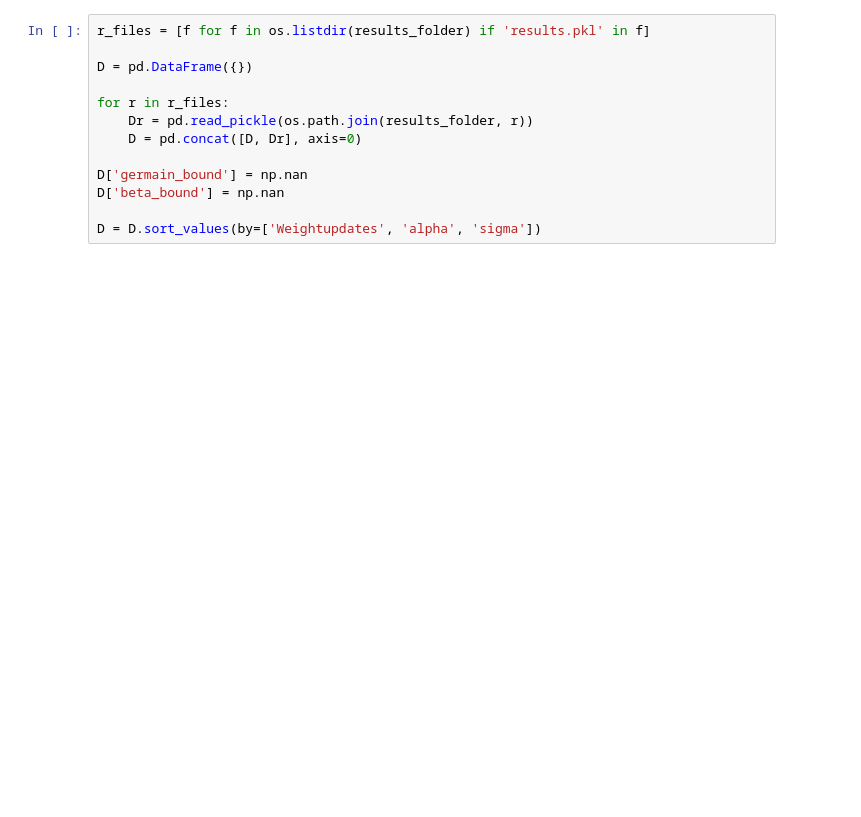
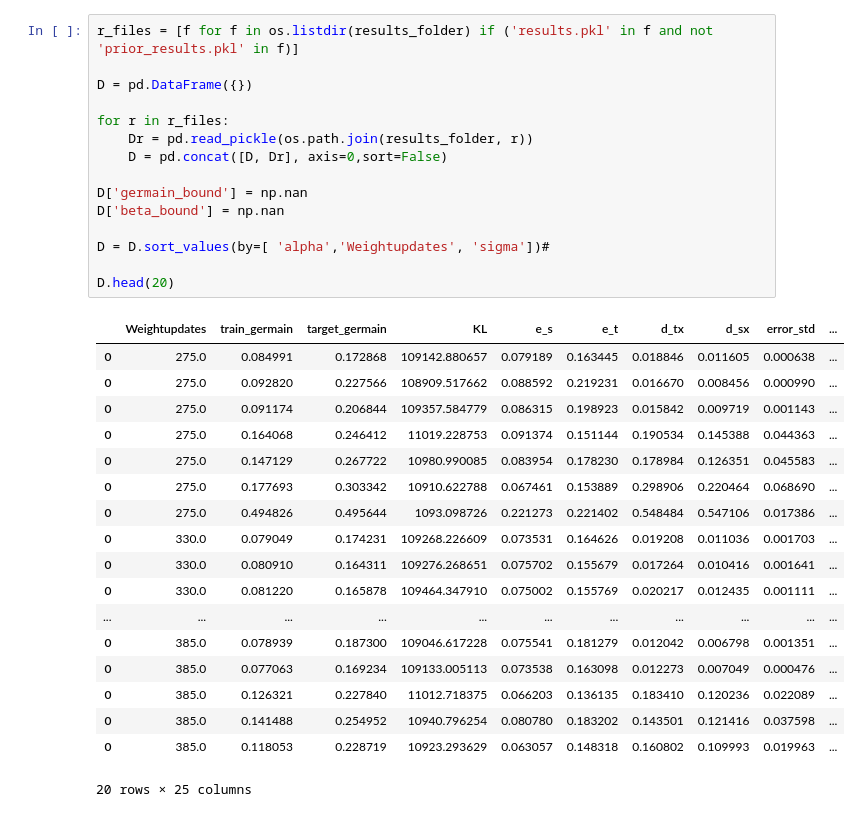
Before and after one commit to Breitholtz/mnist_transfer, a Jupyter notebook: batch_inspect_bounds.ipynb, the cells around one changed output. Drawn from its saved outputs; the diff is of its cells as text; blank space fills up the shorter version.

```diff
--- a/batch_inspect_bounds.ipynb
+++ b/batch_inspect_bounds.ipynb
@@ -43,18 +46,39 @@ results_folder = "/cephyr/users/adambre/Alvis/mnist_transfer/results/task4/Binar
 The autoreload extension is already loaded. To reload it, use:
   %reload_ext autoreload
 # %%
-r_files = [f for f in os.listdir(results_folder) if 'results.pkl' in f]
+r_files = [f for f in os.listdir(results_folder) if ('results.pkl' in f and not 'prior_results.pkl' in f)]
 
 D = pd.DataFrame({})
 
 for r in r_files:
     Dr = pd.read_pickle(os.path.join(results_folder, r))
-    D = pd.concat([D, Dr], axis=0)
+    D = pd.concat([D, Dr], axis=0,sort=False)
 
 D['germain_bound'] = np.nan
 D['beta_bound'] = np.nan
 
-D = D.sort_values(by=['Weightupdates', 'alpha', 'sigma'])
+D = D.sort_values(by=[ 'alpha','Weightupdates', 'sigma'])#
+
+D.head(20)
+# %% [output]
+|  | Weightupdates | train_germain | target_germain | KL | e_s | e_t | d_tx | d_sx | error_std | ... |
+| 0 | 275.0 | 0.084991 | 0.172868 | 109142.880657 | 0.079189 | 0.163445 | 0.018846 | 0.011605 | 0.000638 | ... |
+| 0 | 275.0 | 0.092820 | 0.227566 | 108909.517662 | 0.088592 | 0.219231 | 0.016670 | 0.008456 | 0.000990 | ... |
+| 0 | 275.0 | 0.091174 | 0.206844 | 109357.584779 | 0.086315 | 0.198923 | 0.015842 | 0.009719 | 0.001143 | ... |
+| 0 | 275.0 | 0.164068 | 0.246412 | 11019.228753 | 0.091374 | 0.151144 | 0.190534 | 0.145388 | 0.044363 | ... |
+| 0 | 275.0 | 0.147129 | 0.267722 | 10980.990085 | 0.083954 | 0.178230 | 0.178984 | 0.126351 | 0.045583 | ... |
+| 0 | 275.0 | 0.177693 | 0.303342 | 10910.622788 | 0.067461 | 0.153889 | 0.298906 | 0.220464 | 0.068690 | ... |
+| 0 | 275.0 | 0.494826 | 0.495644 | 1093.098726 | 0.221273 | 0.221402 | 0.548484 | 0.547106 | 0.017386 | ... |
+| 0 | 330.0 | 0.079049 | 0.174231 | 109268.226609 | 0.073531 | 0.164626 | 0.019208 | 0.011036 | 0.001703 | ... |
+| 0 | 330.0 | 0.080910 | 0.164311 | 109276.268651 | 0.075702 | 0.155679 | 0.017264 | 0.010416 | 0.001641 | ... |
+| 0 | 330.0 | 0.081220 | 0.165878 | 109464.347910 | 0.075002 | 0.155769 | 0.020217 | 0.012435 | 0.001111 | ... |
+| ... | ... | ... | ... | ... | ... | ... | ... | ... | ... | ... |
+| 0 | 385.0 | 0.078939 | 0.187300 | 109046.617228 | 0.075541 | 0.181279 | 0.012042 | 0.006798 | 0.001351 | ... |
+| 0 | 385.0 | 0.077063 | 0.169234 | 109133.005113 | 0.073538 | 0.163098 | 0.012273 | 0.007049 | 0.000476 | ... |
+| 0 | 385.0 | 0.126321 | 0.227840 | 11012.718375 | 0.066203 | 0.136135 | 0.183410 | 0.120236 | 0.022089 | ... |
+| 0 | 385.0 | 0.141488 | 0.254952 | 10940.796254 | 0.080780 | 0.183202 | 0.143501 | 0.121416 | 0.037598 | ... |
+| 0 | 385.0 | 0.118053 | 0.228719 | 10923.293629 | 0.063057 | 0.148318 | 0.160802 | 0.109993 | 0.019963 | ... |
+20 rows × 25 columns
 # %%
 m_bound = D['m_bound'].values[0]
 delta = D['delta'].values[0]
```
Also changed, not shown: parts of 4 cells of this notebook, 7 other files.
